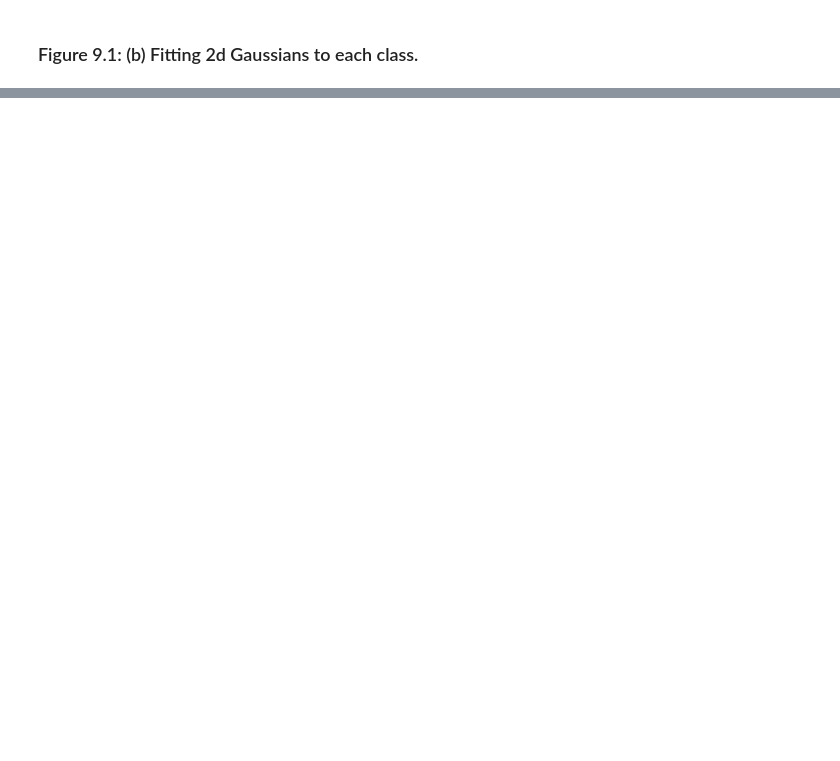
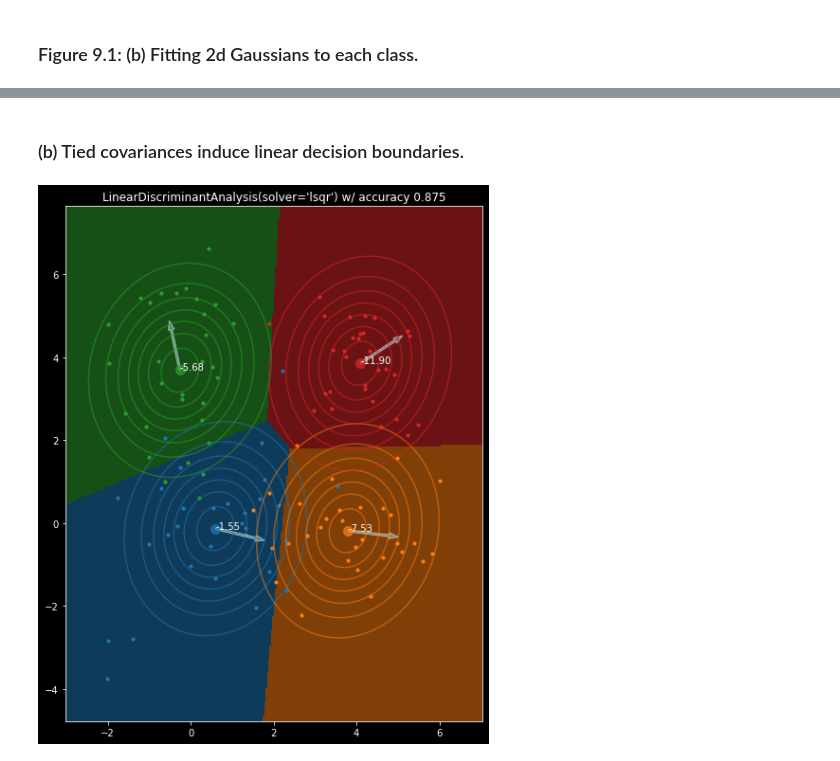
Before and after one commit to chofchof/probml, a Jupyter notebook: notebooks/book1/09/discrim_analysis_dboundaries_plot2.ipynb, the cells around one changed output, grey strips where cells are left out. Saved outputs shown, nothing was run; the diff lists cells and outputs as text; code cells hidden in the pictures; blank space fills up the shorter version.

```diff
--- a/notebooks/book1/09/discrim_analysis_dboundaries_plot2.ipynb
+++ b/notebooks/book1/09/discrim_analysis_dboundaries_plot2.ipynb
@@ -138,0 +175,31 @@ for x, mean, cov, c in zip(samples, means, covs, TABLEAU_COLORS):
+# %% [markdown]
+### (b) Tied covariances induce linear decision boundaries.
+# %%
+from sklearn.discriminant_analysis import LinearDiscriminantAnalysis
+
+_, ax = plt.subplots(figsize=(10,10))
+ax.set_aspect('equal')
+
+# fit model with samples
+clf = LinearDiscriminantAnalysis(solver='lsqr')
+clf.fit(X, y)
+score = clf.score(X, y)
+ax.set_title(f"{clf} w/ accuracy {score:.3f}")
+
+# plot boundaries
+Z = clf.predict(np.stack((xx.ravel(), yy.ravel()), axis=-1)) # shape (sample_size * nclasses,)
+ax.pcolormesh(xx, yy, Z.reshape(xx.shape), alpha=0.5, cmap='tab10', vmax=len(TABLEAU_COLORS))
+
+# plot points and coutours of multivariate gaussians w/ sample means and sample covariance (unbiased)
+if len(clf.classes_) == 2: # recalculate clf.coef_ and clf.intercept_
+    clf._solve_lsqr(X, y, None, None)
+for x, mean, coef, intercept, c in zip(samples, clf.means_, clf.coef_, clf.intercept_, TABLEAU_COLORS):
+    cov = clf.covariance_ # same covariance for all classes
+    ax.scatter(x[:, 0], x[:, 1], s=10, color=c)
+    ax.contour(xx, yy, multivariate_normal.pdf(xy, mean=mean, cov=cov), colors=c, alpha=0.5)
+    ax.plot(mean[0], mean[1], 'o', markersize=10, color=c, alpha=0.7)
+    dx, dy = coef / np.linalg.norm(coef) # unit vector
+    ax.arrow(mean[0], mean[1], dx, dy, width=0.05, alpha=0.5)
+    ax.text(mean[0], mean[1], f"{intercept:.2f}", horizontalalignment='left')
+# %% [output]
+[figure, added]
```
Also changed, not shown: parts of 14 cells of this notebook, 1 other file.
